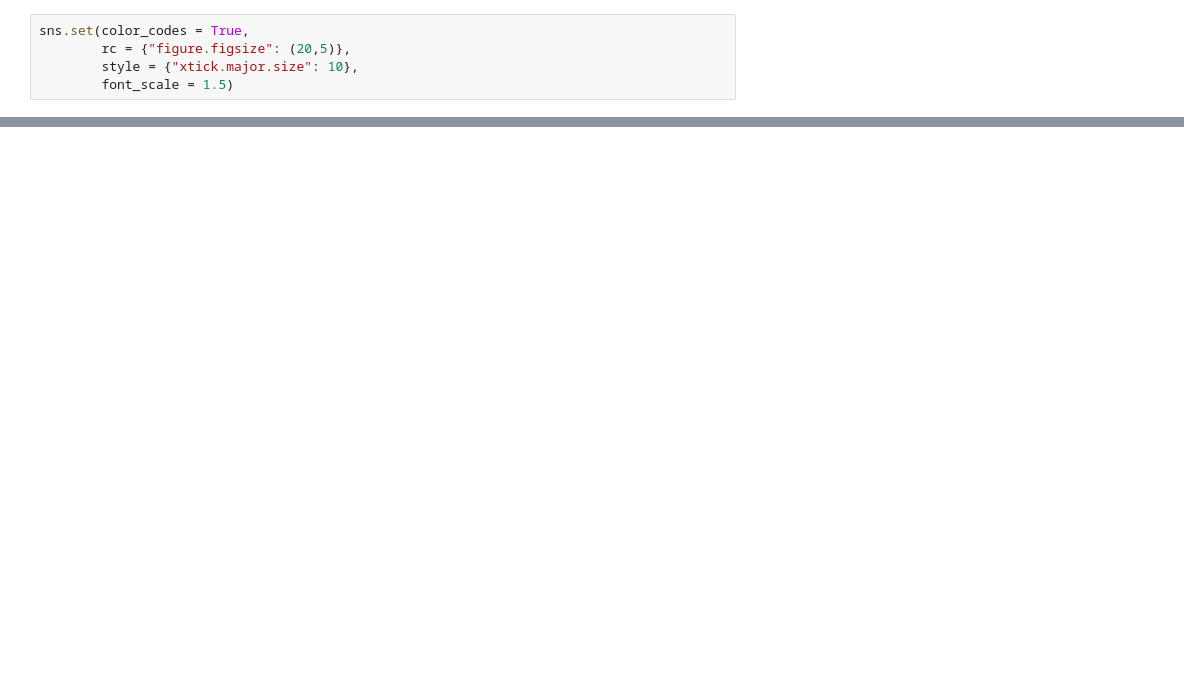
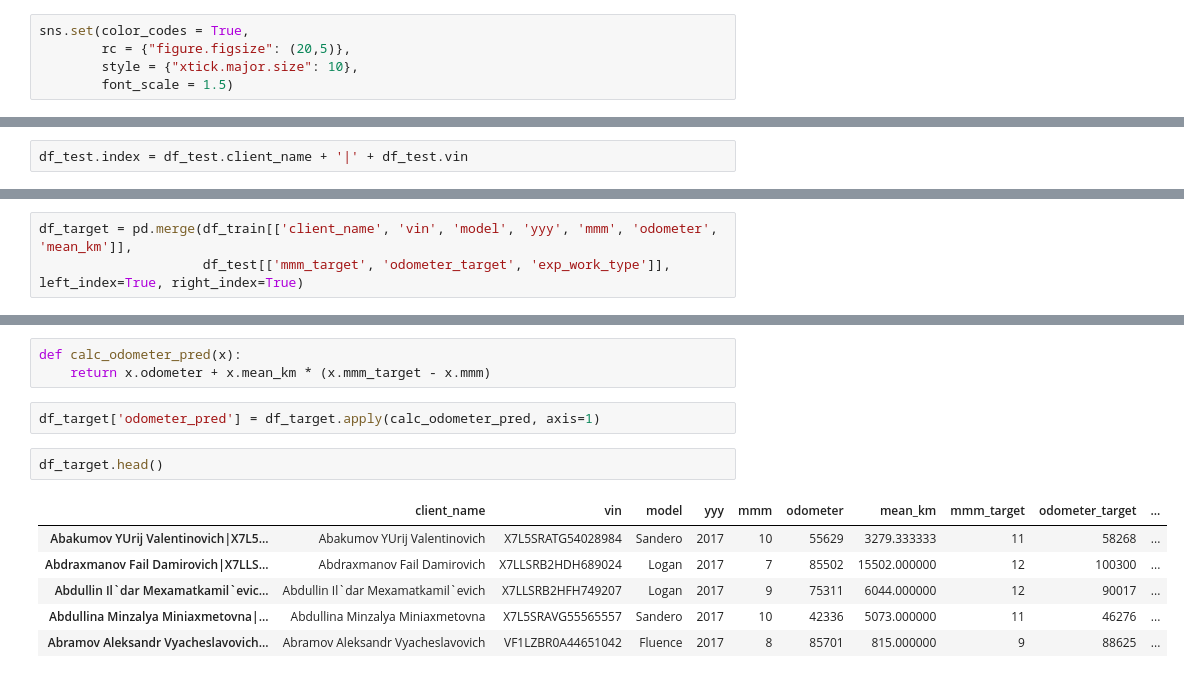
Before and after one commit to aastafiev/other, a Jupyter notebook: odometer/odometer_prep.ipynb, the cells around one changed output, grey strips where cells are left out. Saved outputs shown, nothing was run; the diff lists cells and outputs as text; blank space fills up the shorter version.

```diff
--- a/odometer/odometer_prep.ipynb
+++ b/odometer/odometer_prep.ipynb
@@ -91,0 +134,2 @@ plt.show()
+# %%
+df_test.index = df_test.client_name + '|' + df_test.vin
@@ -91,0 +140,3 @@ plt.show()
+# %%
+df_target = pd.merge(df_train[['client_name', 'vin', 'model', 'yyy', 'mmm', 'odometer', 'mean_km']],
+                     df_test[['mmm_target', 'odometer_target', 'exp_work_type']], left_index=True, right_index=True)
@@ -91,0 +156,14 @@ plt.show()
+# %%
+def calc_odometer_pred(x):
+    return x.odometer + x.mean_km * (x.mmm_target - x.mmm)
+# %%
+df_target['odometer_pred'] = df_target.apply(calc_odometer_pred, axis=1)
+# %%
+df_target.head()
+# %% [output]
+|  | client_name | vin | model | yyy | mmm | odometer | mean_km | mmm_target | odometer_target | ... |
+| Abakumov YUrij Valentinovich|X7L5... | Abakumov YUrij Valentinovich | X7L5SRATG54028984 | Sandero | 2017 | 10 | 55629 | 3279.333333 | 11 | 58268 | ... |
+| Abdraxmanov Fail Damirovich|X7LLS... | Abdraxmanov Fail Damirovich | X7LLSRB2HDH689024 | Logan | 2017 | 7 | 85502 | 15502.000000 | 12 | 100300 | ... |
+| Abdullin Il`dar Mexamatkamil`evic... | Abdullin Il`dar Mexamatkamil`evich | X7LLSRB2HFH749207 | Logan | 2017 | 9 | 75311 | 6044.000000 | 12 | 90017 | ... |
+| Abdullina Minzalya Miniaxmetovna|... | Abdullina Minzalya Miniaxmetovna | X7L5SRAVG55565557 | Sandero | 2017 | 10 | 42336 | 5073.000000 | 11 | 46276 | ... |
+| Abramov Aleksandr Vyacheslavovich... | Abramov Aleksandr Vyacheslavovich | VF1LZBR0A44651042 | Fluence | 2017 | 8 | 85701 | 815.000000 | 9 | 88625 | ... |
```
Also changed, not shown: parts of 25 cells of this notebook, 2 other files.
